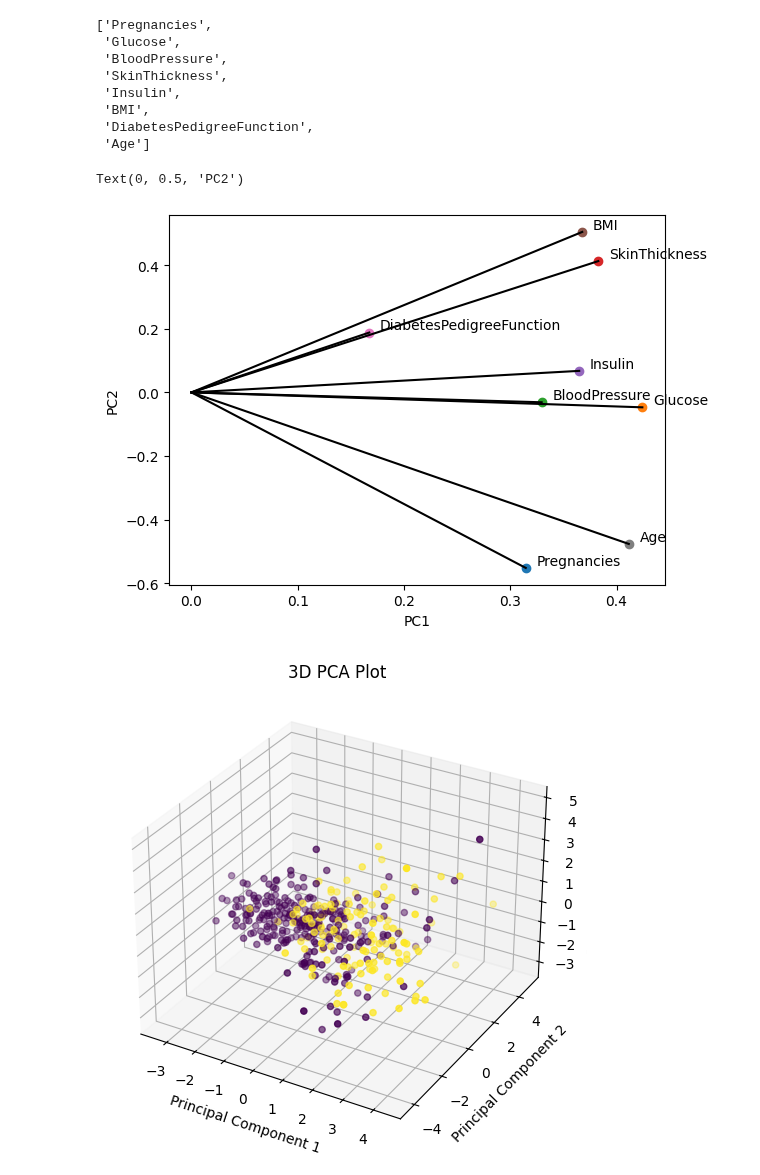
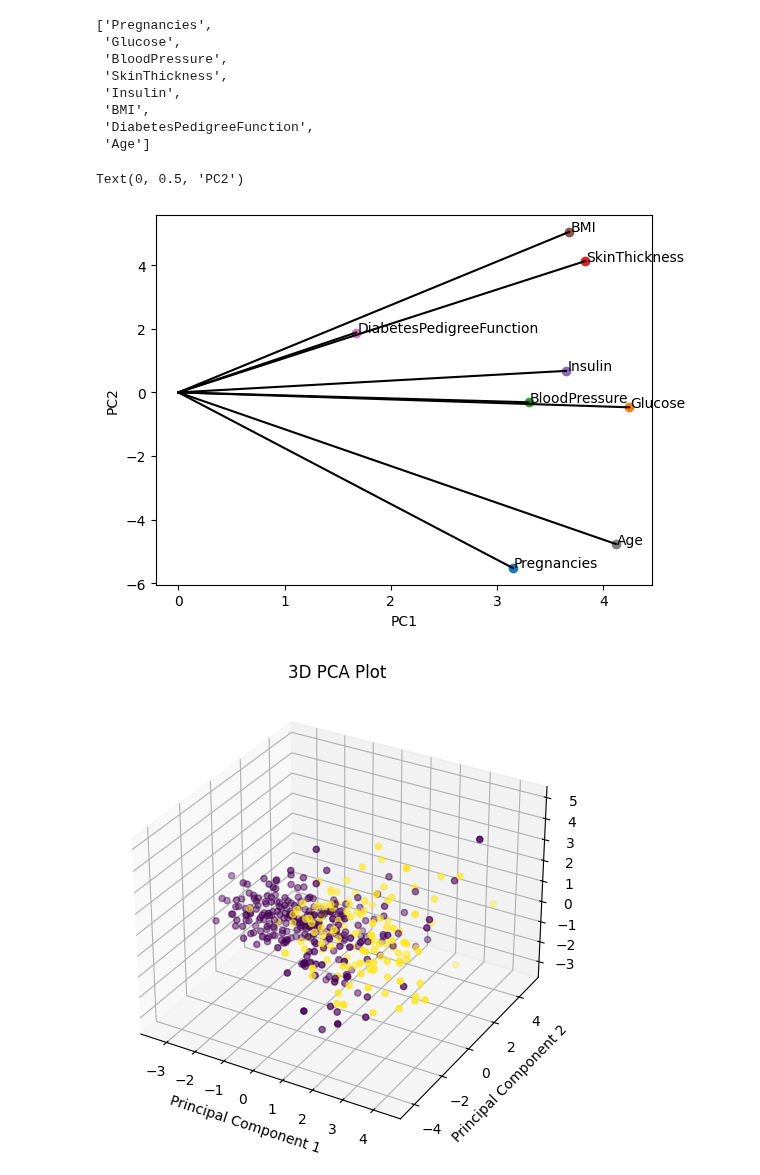
Before and after one commit to NicholasBorch/ML-02450project1, a Jupyter notebook: Data_analysis_diabetes.ipynb, the cells around one changed output. Saved outputs shown, nothing was run; the diff lists cells and outputs as text; code cells hidden in the pictures.

```diff
--- a/Data_analysis_diabetes.ipynb
+++ b/Data_analysis_diabetes.ipynb
@@ -249,21 +249,21 @@ attributeNames
 # %%
 plt.figure()
 for i, att in enumerate(attributeNames):
-    x = Vh[0,i]
-    y = Vh[1,i]
+    x = Vh[0,i]*10
+    y = Vh[1,i]*10
     plt.scatter(x, y, marker = 'o')
 
     # V this adds the lines V
     plt.plot([0,x], [0, y], color="black")
     # ^ this adds the lines ^
 
     plt.plot(x,y,0,0, linestyle = '--' )
     plt.text(x+0.01, y+0.01, att, fontsize=10)
 plt.xlabel('PC1')
 plt.ylabel('PC2')
 # %% [output]
 Text(0, 0.5, 'PC2')
-[figure, old version]
+[figure, new version]
 # %%
 # Plotting 3D
 fig = plt.figure(figsize=(8, 6))
```
